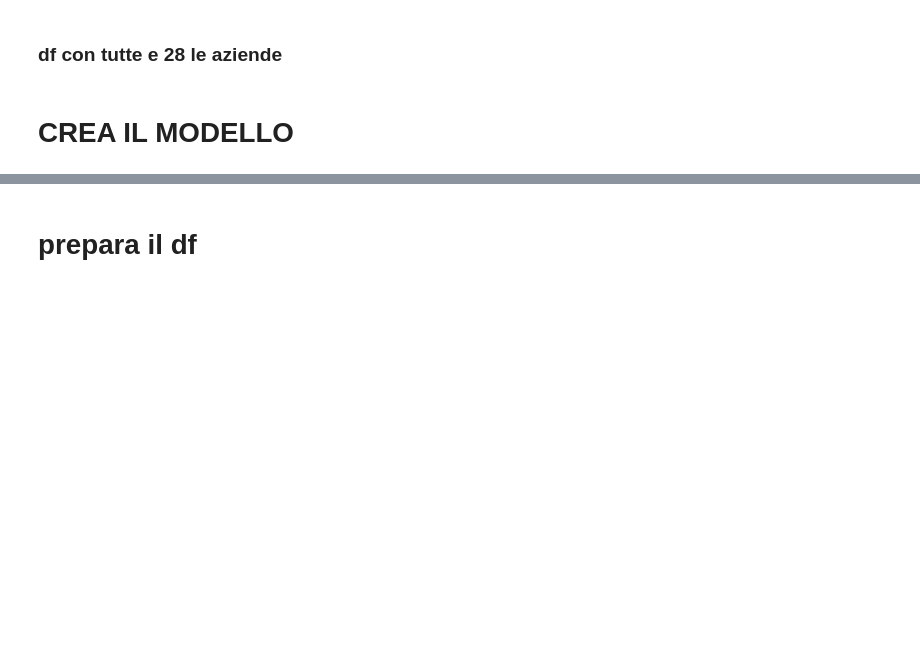
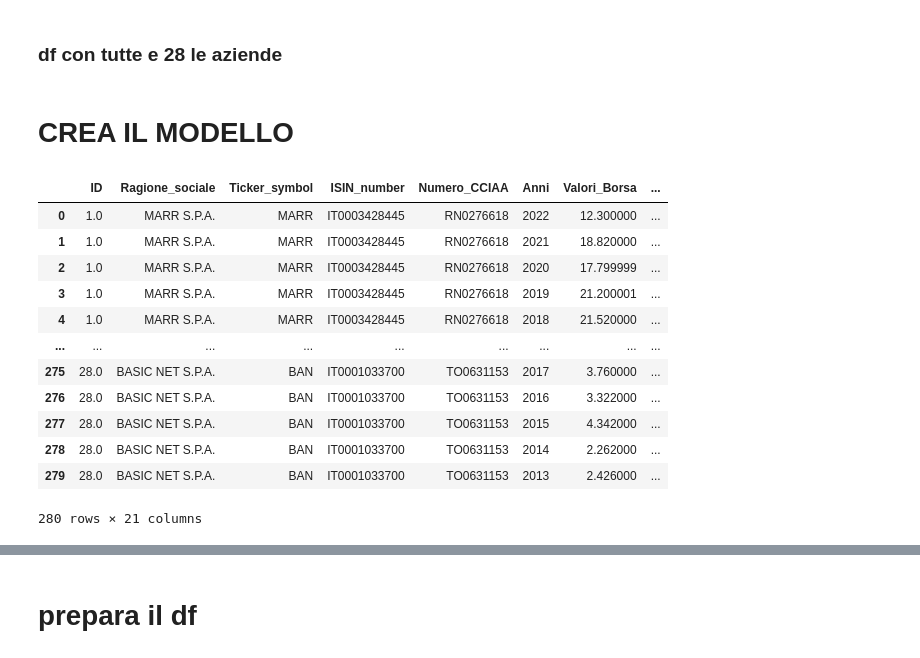
Before and after one commit to leoBitto/Tesi, a Jupyter notebook: tesi.ipynb, the cells around one changed output, grey strips where cells are left out. Saved outputs shown, nothing was run; the diff lists cells and outputs as text; code cells hidden in the pictures; blank space fills up the shorter version.

```diff
--- a/tesi.ipynb
+++ b/tesi.ipynb
@@ -147,11 +147,25 @@ dati_puliti.to_csv("dati_puliti28.csv")
 # %% [markdown]
 # CREA IL MODELLO
 # %%
-df = pd.read_csv('/home/leonardo/Documenti/UNIFI/LAUREA/MATERIALE/hive/dati_puliti28.csv', sep=',')
+df = pd.read_csv('./data/dati_puliti28.csv', sep=',')
 df = df.drop(columns=["Unnamed: 0"])
 #calcola i logaritmo dei valori di borsa
-df['Valori_Borsa'] = np.log(df['Valori_Borsa'])
+#df['Valori_Borsa'] = np.log(df['Valori_Borsa'])
 df
+# %% [output]
+|  | ID | Ragione_sociale | Ticker_symbol | ISIN_number | Numero_CCIAA | Anni | Valori_Borsa | ... |
+| 0 | 1.0 | MARR S.P.A. | MARR | IT0003428445 | RN0276618 | 2022 | 12.300000 | ... |
+| 1 | 1.0 | MARR S.P.A. | MARR | IT0003428445 | RN0276618 | 2021 | 18.820000 | ... |
+| 2 | 1.0 | MARR S.P.A. | MARR | IT0003428445 | RN0276618 | 2020 | 17.799999 | ... |
+| 3 | 1.0 | MARR S.P.A. | MARR | IT0003428445 | RN0276618 | 2019 | 21.200001 | ... |
+| 4 | 1.0 | MARR S.P.A. | MARR | IT0003428445 | RN0276618 | 2018 | 21.520000 | ... |
+| ... | ... | ... | ... | ... | ... | ... | ... | ... |
+| 275 | 28.0 | BASIC NET S.P.A. | BAN | IT0001033700 | TO0631153 | 2017 | 3.760000 | ... |
+| 276 | 28.0 | BASIC NET S.P.A. | BAN | IT0001033700 | TO0631153 | 2016 | 3.322000 | ... |
+| 277 | 28.0 | BASIC NET S.P.A. | BAN | IT0001033700 | TO0631153 | 2015 | 4.342000 | ... |
+| 278 | 28.0 | BASIC NET S.P.A. | BAN | IT0001033700 | TO0631153 | 2014 | 2.262000 | ... |
+| 279 | 28.0 | BASIC NET S.P.A. | BAN | IT0001033700 | TO0631153 | 2013 | 2.426000 | ... |
+280 rows × 21 columns
 # %%
 
 
```
Also changed, not shown: parts of 6 cells of this notebook, 1 other file.
